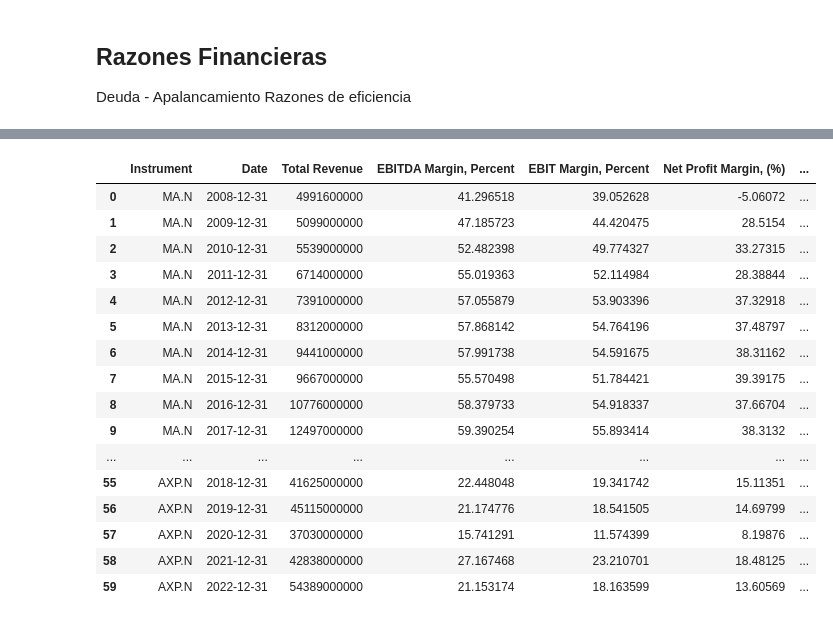
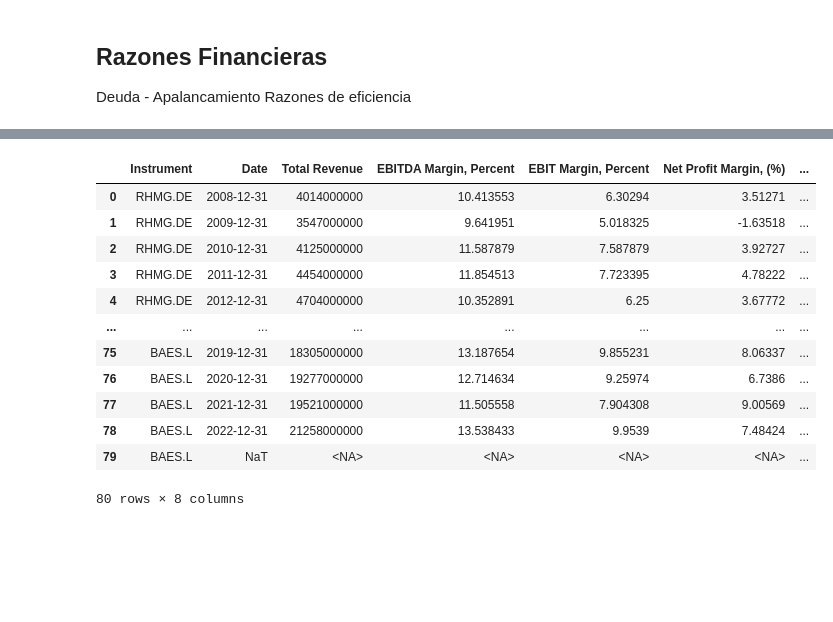
Before and after one commit to neftalivldz/finanzas2025, a Jupyter notebook: PeerAnalysis.ipynb, the cells around one changed output, grey strips where cells are left out. Cells and saved outputs as stored; diff of their text form; code cells hidden in the pictures; blank space fills up the shorter version.

```diff
--- a/PeerAnalysis.ipynb
+++ b/PeerAnalysis.ipynb
@@ -102,7 +86,7 @@ peers = ['MA.N', 'V.N', 'FIS.N', 'AXP.N']
 
 Deuda - Apalancamiento Razones de eficiencia
 # %%
-RICS = ['MA.N', 'V.N', 'FIS.N', 'AXP.N']
+RICS = ['RHMG.DE', 'MTXGn.DE', 'DUEG.DE', 'TCFP.PA', 'BAES.L']
 fields = ['TR.EpsSmartEst','TR.EPSMean','TR.EpsPreSurprisePct','TR.EpsPreSurprise','TR.EpsPreSurpriseFlag','TR.EPSMedian','TR.EPSLow','TR.EPSHigh']
 
 eps = ld.get_data(RICS, fields)
@@ -116,33 +101,29 @@ eps
 # %%
 ts = ld.get_data(RICS,
                    ['TR.TotalRevenue(SDate=2010-01-01,EDate=2024-12-15,Frq=Y).date',
                     'TR.TotalRevenue(SDate=2010-01-02,EDate=2024-12-15,Frq=Y)',
                     'TR.EBITDAMarginPercent(SDate=2010-01-02,EDate=2024-12-15,Frq=Y)',
                     'TR.EBITMarginPercent(SDate=2010-01-02,EDate=2024-12-15,Frq=Y)',
                     'TR.NetProfitMargin(SDate=2010-01-02,EDate=2024-12-15,Frq=Y)',
                     'TR.CapitalExpendituresCFStmt(SDate=2010-01-02,EDate=2024-12-15,Frq=Y)',
-                    'TR.PriceClose(SDate=2010-01-02,EDate=2024-12-15,Frq=Y)'
+                    'TR.PriceClose(SDate=2010-01-02,EDate=2025-03-12,Frq=Y)'
                    ])
 ts2 = ts.drop_duplicates()
 ts2
 # %% [output]
 |  | Instrument | Date | Total Revenue | EBITDA Margin, Percent | EBIT Margin, Percent | Net Profit Margin, (%) | ... |
-| 0 | MA.N | 2008-12-31 | 4991600000 | 41.296518 | 39.052628 | -5.06072 | ... |
-| 1 | MA.N | 2009-12-31 | 5099000000 | 47.185723 | 44.420475 | 28.5154 | ... |
-| 2 | MA.N | 2010-12-31 | 5539000000 | 52.482398 | 49.774327 | 33.27315 | ... |
-| 3 | MA.N | 2011-12-31 | 6714000000 | 55.019363 | 52.114984 | 28.38844 | ... |
-| 4 | MA.N | 2012-12-31 | 7391000000 | 57.055879 | 53.903396 | 37.32918 | ... |
-| 5 | MA.N | 2013-12-31 | 8312000000 | 57.868142 | 54.764196 | 37.48797 | ... |
-| 6 | MA.N | 2014-12-31 | 9441000000 | 57.991738 | 54.591675 | 38.31162 | ... |
-| 7 | MA.N | 2015-12-31 | 9667000000 | 55.570498 | 51.784421 | 39.39175 | ... |
-| 8 | MA.N | 2016-12-31 | 10776000000 | 58.379733 | 54.918337 | 37.66704 | ... |
-| 9 | MA.N | 2017-12-31 | 12497000000 | 59.390254 | 55.893414 | 38.3132 | ... |
+| 0 | RHMG.DE | 2008-12-31 | 4014000000 | 10.413553 | 6.30294 | 3.51271 | ... |
+| 1 | RHMG.DE | 2009-12-31 | 3547000000 | 9.641951 | 5.018325 | -1.63518 | ... |
+| 2 | RHMG.DE | 2010-12-31 | 4125000000 | 11.587879 | 7.587879 | 3.92727 | ... |
+| 3 | RHMG.DE | 2011-12-31 | 4454000000 | 11.854513 | 7.723395 | 4.78222 | ... |
+| 4 | RHMG.DE | 2012-12-31 | 4704000000 | 10.352891 | 6.25 | 3.67772 | ... |
 | ... | ... | ... | ... | ... | ... | ... | ... |
-| 55 | AXP.N | 2018-12-31 | 41625000000 | 22.448048 | 19.341742 | 15.11351 | ... |
-| 56 | AXP.N | 2019-12-31 | 45115000000 | 21.174776 | 18.541505 | 14.69799 | ... |
-| 57 | AXP.N | 2020-12-31 | 37030000000 | 15.741291 | 11.574399 | 8.19876 | ... |
-| 58 | AXP.N | 2021-12-31 | 42838000000 | 27.167468 | 23.210701 | 18.48125 | ... |
-| 59 | AXP.N | 2022-12-31 | 54389000000 | 21.153174 | 18.163599 | 13.60569 | ... |
+| 75 | BAES.L | 2019-12-31 | 18305000000 | 13.187654 | 9.855231 | 8.06337 | ... |
+| 76 | BAES.L | 2020-12-31 | 19277000000 | 12.714634 | 9.25974 | 6.7386 | ... |
+| 77 | BAES.L | 2021-12-31 | 19521000000 | 11.505558 | 7.904308 | 9.00569 | ... |
+| 78 | BAES.L | 2022-12-31 | 21258000000 | 13.538433 | 9.9539 | 7.48424 | ... |
+| 79 | BAES.L | NaT | <NA> | <NA> | <NA> | <NA> | ... |
+80 rows × 8 columns
 # %%
 import datetime as dt
 ts2['CapEx_TR'] = ts2['Capital Expenditures, Discrete']*100/ts2['Total Revenue']
```
Also changed, not shown: parts of 12 cells of this notebook, 2 other files.
